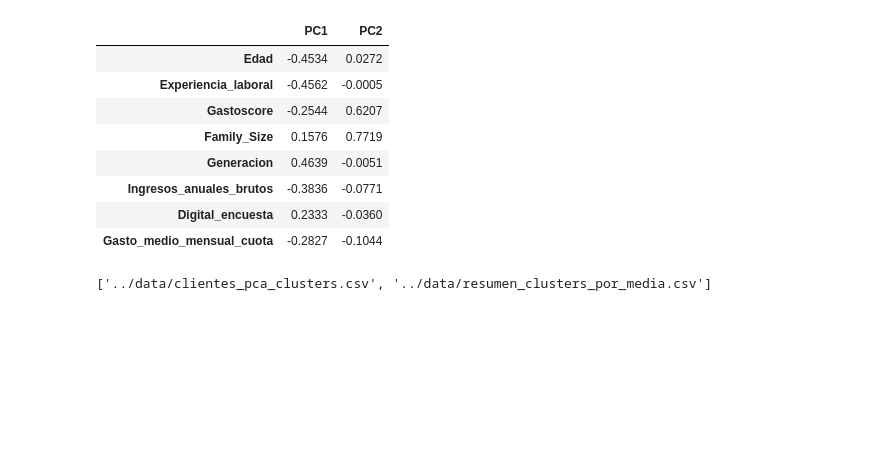
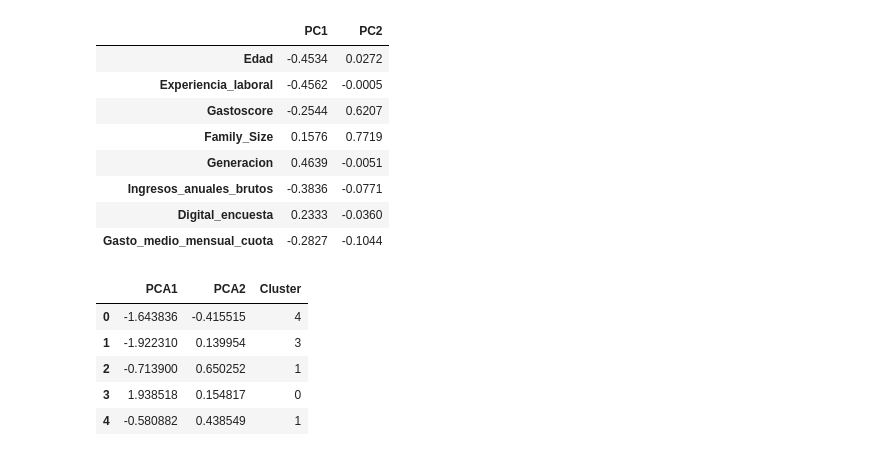
Before and after one commit to Nachosanchezz/Caso02_PCA, a Jupyter notebook: src/02_PCA.ipynb, the cells around one changed output. Saved outputs shown, nothing was run; the diff lists cells and outputs as text; code cells hidden in the pictures; blank space fills up the shorter version.

```diff
--- a/src/02_PCA.ipynb
+++ b/src/02_PCA.ipynb
@@ -323,39 +302,36 @@ df_export[['PC1', 'PC2', 'Cluster'] + variables_continuas + Variables_binarias].
-# %%
-# Cargar el dataset limpio que acaba de subir el usuario
-df = pd.read_csv("../data/clientes_preprocesado.csv")
-
-# Seleccionar columnas numéricas para PCA
-from sklearn.preprocessing import StandardScaler
-from sklearn.decomposition import PCA
-from sklearn.cluster import KMeans
-
-columnas_excluir = ['ID']
-numeric_cols = [col for col in df.select_dtypes(include=['int64', 'float64']).columns if col not in columnas_excluir]
-
-# Escalar datos
-scaler = StandardScaler()
-X_scaled = scaler.fit_transform(df[numeric_cols])
-
-# PCA a 2 componentes
-pca = PCA(n_components=2)
-X_pca = pca.fit_transform(X_scaled)
-
-# KMeans con 5 clusters
-kmeans = KMeans(n_clusters=5, random_state=42)
-df['Cluster'] = kmeans.fit_predict(X_pca)
-
-# CSV 1: Exportar componentes y clusters
-df_pca_export = pd.DataFrame(X_pca, columns=["PC1", "PC2"])
-df_pca_export["Cluster"] = df["Cluster"]
-df_pca_export.to_csv("../data/clientes_pca_clusters.csv", index=False)
-
-# CSV 2: Medias por cluster
-cluster_means = df.groupby("Cluster")[numeric_cols].mean().round(2).reset_index()
-cluster_means.to_csv("../data/resumen_clusters_por_media.csv", index=False)
-
-[
-    "../data/clientes_pca_clusters.csv",
-    "../data/resumen_clusters_por_media.csv"
-]
-# %% [output]
-['../data/clientes_pca_clusters.csv', '../data/resumen_clusters_por_media.csv']
+# %%
+import pandas as pd
+from sklearn.decomposition import PCA
+from sklearn.cluster import KMeans
+
+# Selección de variables
+variables_continuas = ['Edad', 'Experiencia_laboral', 'Gastoscore', 'Family_Size',
+                       'Generacion', 'Ingresos_anuales_brutos', 'Digital_encuesta',
+                       'Gasto_medio_mensual_cuota']
+Variables_binarias = ['Casado', 'Genero', 'Abandono']
+X = df[variables_continuas + Variables_binarias]
+
+# PCA
+pca = PCA(n_components=2)
+X_pca = pca.fit_transform(X)
+
+# KMeans
+kmeans = KMeans(n_clusters=5, random_state=42)
+clusters = kmeans.fit_predict(X_pca)
+
+# Crear el DataFrame final
+df_definitivo = pd.DataFrame({
+    'PCA1': X_pca[:, 0],
+    'PCA2': X_pca[:, 1],
+    'Cluster': clusters
+})
+
+# Mostrar las primeras filas para confirmar
+df_definitivo.head()
+# %% [output]
+|  | PCA1 | PCA2 | Cluster |
+| 0 | -1.643836 | -0.415515 | 4 |
+| 1 | -1.922310 | 0.139954 | 3 |
+| 2 | -0.713900 | 0.650252 | 1 |
+| 3 | 1.938518 | 0.154817 | 0 |
+| 4 | -0.580882 | 0.438549 | 1 |
```
Also changed, not shown: parts of 9 cells of this notebook, 3 other files.
